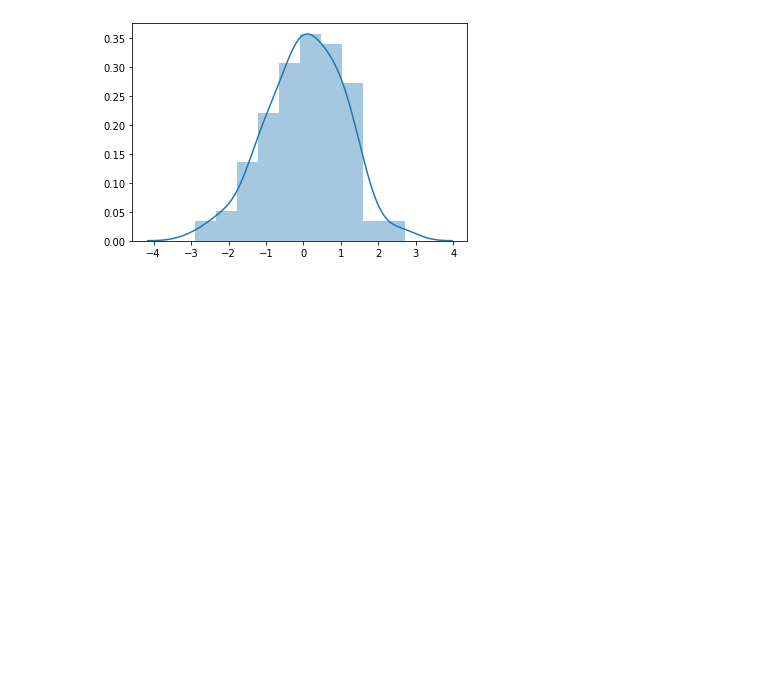
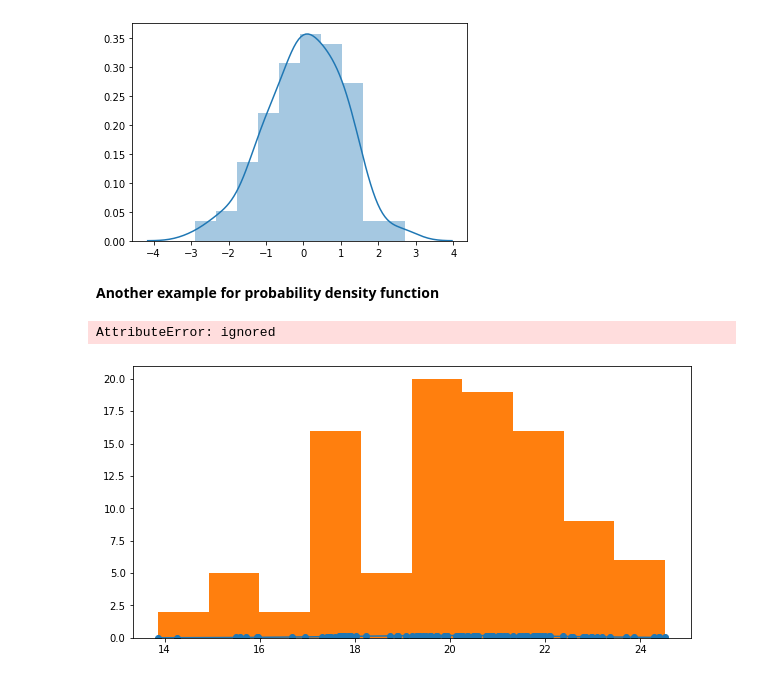
Before and after one commit to Data-Analysis-RCODI/ML-Playground, a Jupyter notebook: Stats_with_np,_pd.ipynb, the cells around one changed output. Cells and saved outputs as stored; diff of their text form; code cells hidden in the pictures; blank space fills up the shorter version.

Commit message:
finished probability density function

```diff
--- a/Stats_with_np,_pd.ipynb
+++ b/Stats_with_np,_pd.ipynb
@@ -130,3 +130,24 @@ sns.distplot(data)
 # %% [output]
 <matplotlib.axes._subplots.AxesSubplot at 0x...>
 [figure]
+# %% [markdown]
+**Another example for probability density function**
+# %%
+import scipy.stats as stats
+
+mu = 20
+sigma = 2
+h = sorted(np.random.normal(mu, sigma, 100))
+# %%
+import scipy.stats as stats
+
+plt.figure(figsize=(10,5))
+
+fit = stats.norm.pdf(h, np.mean(h), np.std(h)) #this is fitting indeed
+
+plt.plot(h, fit, '-o')
+
+plt.hist(h, normed = True)
+# %% [output]
+AttributeError: ignored
+[figure, added]
```
